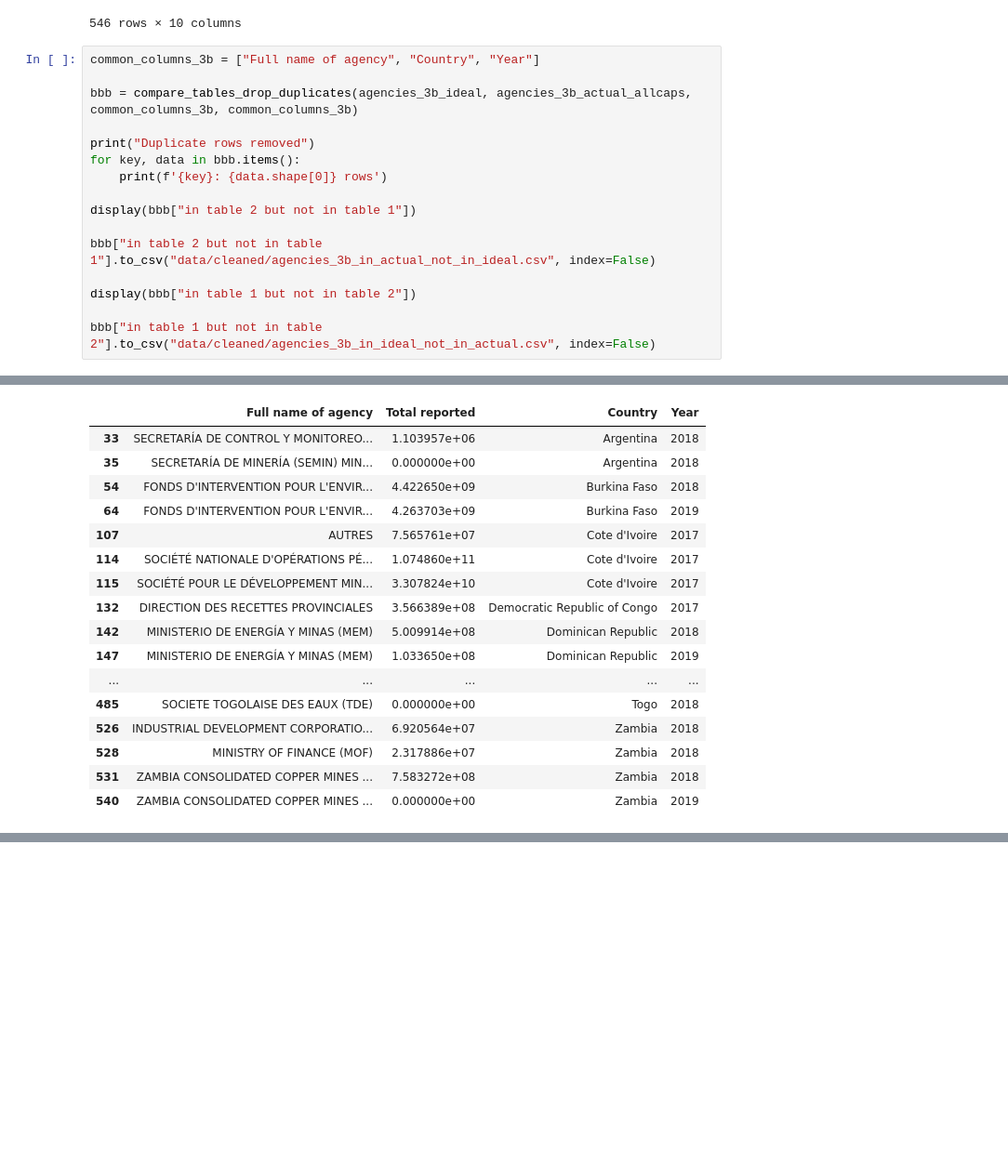
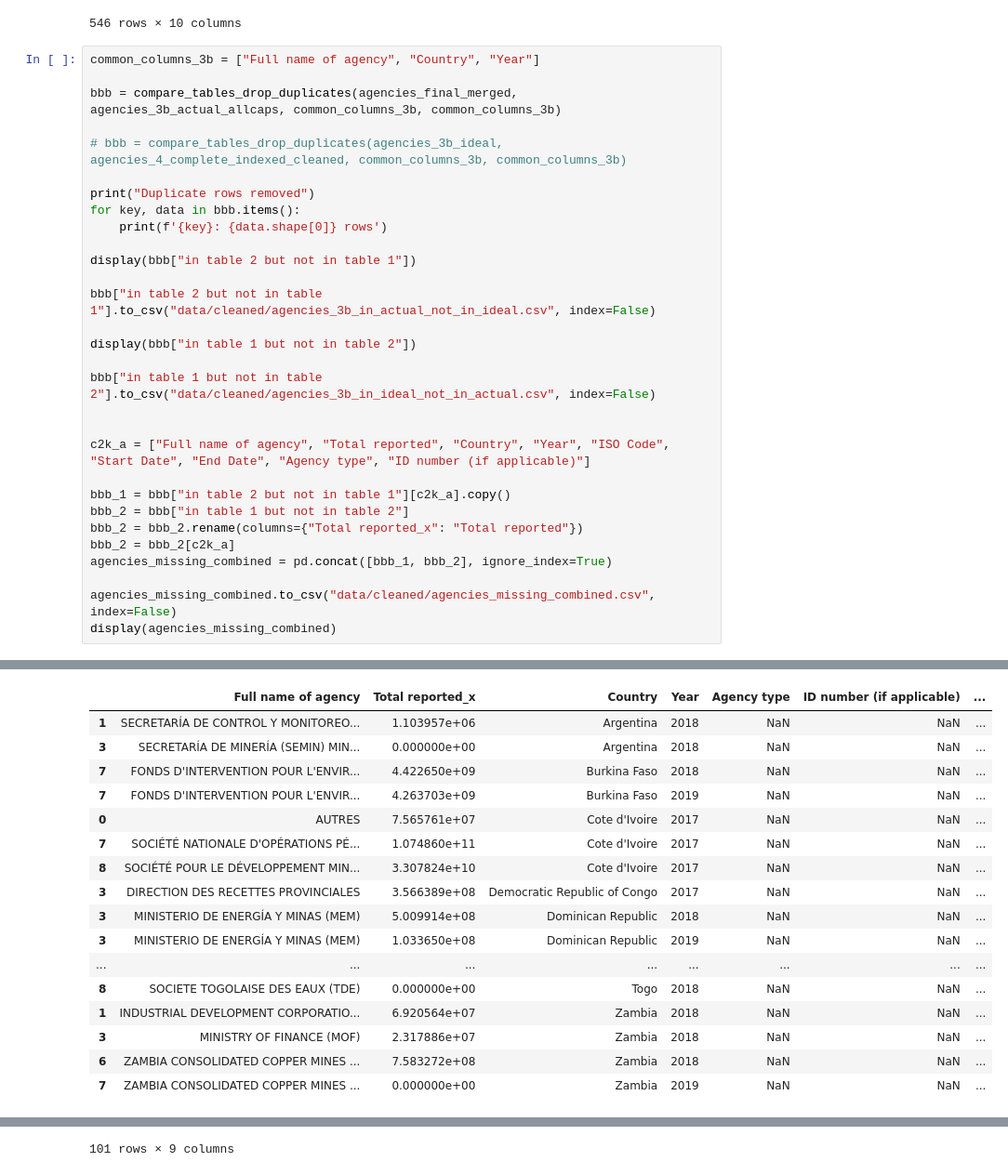
Before and after one commit to civicliteracies/EITI_SDT_data_verification_and_validation, a Jupyter notebook: 05 - Ideal lists.ipynb, the cells around one changed output, grey strips where cells are left out. Shown: that part at 93% size. Drawn from its saved outputs; the diff is of its cells as text; blank space fills up the shorter version.

Commit message:
add missing combined

```diff
--- a/05 - Ideal lists.ipynb
+++ b/05 - Ideal lists.ipynb
@@ -352,7 +379,9 @@ agencies_final_merged.to_csv("data/cleaned/agencies_3b_merge_per_report.csv", in
 # %%
 common_columns_3b = ["Full name of agency", "Country", "Year"]
 
-bbb = compare_tables_drop_duplicates(agencies_3b_ideal, agencies_3b_actual_allcaps, common_columns_3b, common_columns_3b)
+bbb = compare_tables_drop_duplicates(agencies_final_merged, agencies_3b_actual_allcaps, common_columns_3b, common_columns_3b)
+
+# bbb = compare_tables_drop_duplicates(agencies_3b_ideal, agencies_4_complete_indexed_cleaned, common_columns_3b, common_columns_3b)
 
 print("Duplicate rows removed")
 for key, data in bbb.items():
@@ -360,47 +389,59 @@ for key, data in bbb.items():
 
 display(bbb["in table 2 but not in table 1"])
 
 bbb["in table 2 but not in table 1"].to_csv("data/cleaned/agencies_3b_in_actual_not_in_ideal.csv", index=False)
 
 display(bbb["in table 1 but not in table 2"])
 
 bbb["in table 1 but not in table 2"].to_csv("data/cleaned/agencies_3b_in_ideal_not_in_actual.csv", index=False)
+
+
+c2k_a = ["Full name of agency", "Total reported", "Country", "Year", "ISO Code", "Start Date", "End Date", "Agency type", "ID number (if applicable)"]
+
+bbb_1 = bbb["in table 2 but not in table 1"][c2k_a].copy()
+bbb_2 = bbb["in table 1 but not in table 2"]
+bbb_2 = bbb_2.rename(columns={"Total reported_x": "Total reported"})
+bbb_2 = bbb_2[c2k_a]
+agencies_missing_combined = pd.concat([bbb_1, bbb_2], ignore_index=True)
+
+agencies_missing_combined.to_csv("data/cleaned/agencies_missing_combined.csv", index=False)
+display(agencies_missing_combined)
 # %% [output]
 Duplicate rows removed
 in table 1 but not in table 2: 50 rows
 in table 2 but not in table 1: 51 rows
 in both tables: 492 rows
 |  | Full name of agency | Agency type | ID number (if applicable) | Total reported | Country | ISO Code | Year | ... |
 | 16 | SOCIÉTÉ NATIONALE D'OPÉRATIONS PÉ... | State-owned enterprises & public ... | 7602349 S | 107485996398 | Cote d'Ivoire | CIV | 2017 | ... |
 | 17 | SOCIÉTÉ POUR LE DÉVELOPPEMENT MIN... | State-owned enterprises & public ... | 6103805 Y | 33078242200 | Cote d'Ivoire | CIV | 2017 | ... |
 | 18 | OTHERS | Central goverment | No applicable | NaN | Cote d'Ivoire | CIV | 2017 | ... |
 | 41 | DIRECTION DES RECETTESPROVINCIALES | Local government | NaN | 178320000 | Democratic Republic of Congo | COD | 2017 | ... |
 | 43 | DIRECCION GENRERAL DE ADUANAS (DGA) | Central government | 401039249 | 63121388 | Dominican Republic | DOM | 2018 | ... |
 | 48 | DIRECCION GENRERAL DE ADUANAS (DGA) | Central goverment | 401039249 | 103364961 | Dominican Republic | DOM | 2019 | ... |
 | 52 | DIRECCION GENRERAL DE ADUANAS (DGA) | Central goverment | 401039249 | 57327767 | Dominican Republic | DOM | 2020 | ... |
 | 85 | TARKWA NSUAEM | Local government | NaN | 470801 | Ghana | GHA | 2017 | ... |
 | 87 | PRESTEA HUNI VALLEY | Local government | NaN | 126556 | Ghana | GHA | 2017 | ... |
 | 89 | SEFWI DISTRICT ASSEMBLY | Local government | NaN | 130563 | Ghana | GHA | 2017 | ... |
 | ... | ... | ... | ... | ... | ... | ... | ... | ... |
 | 442 | ZCCM INVESTMENTS HOLDINGS PLC (ZC... | State-owned enterprises & public ... | 1001761145 | NaN | Zambia | ZMB | 2019 | ... |
 | 474 | SECRETARÍA DE MINERÍA (SEMIN), MI... | Central government | NaN | NaN | Argentina | ARG | 2018 | ... |
 | 475 | SECRETARÍA DE CONTROL Y MONITOREO... | Central government | NaN | 1103957.42 | Argentina | ARG | 2018 | ... |
 | 491 | FONDS D'INTERVENTION POUR L'ENVIR... | Other | NaN | 4422649722 | Burkina Faso | BFA | 2018 | ... |
 | 501 | FONDS D'INTERVENTION POUR L'ENVIR... | Central goverment | <Use Legal Entity Identifier if a... | 4263702851 | Burkina Faso | BFA | 2019 | ... |
-|  | Full name of agency | Total reported | Country | Year |
-| 33 | SECRETARÍA DE CONTROL Y MONITOREO... | 1.103957e+06 | Argentina | 2018 |
-| 35 | SECRETARÍA DE MINERÍA (SEMIN) MIN... | 0.000000e+00 | Argentina | 2018 |
-| 54 | FONDS D'INTERVENTION POUR L'ENVIR... | 4.422650e+09 | Burkina Faso | 2018 |
-| 64 | FONDS D'INTERVENTION POUR L'ENVIR... | 4.263703e+09 | Burkina Faso | 2019 |
-| 107 | AUTRES | 7.565761e+07 | Cote d'Ivoire | 2017 |
-| 114 | SOCIÉTÉ NATIONALE D'OPÉRATIONS PÉ... | 1.074860e+11 | Cote d'Ivoire | 2017 |
-| 115 | SOCIÉTÉ POUR LE DÉVELOPPEMENT MIN... | 3.307824e+10 | Cote d'Ivoire | 2017 |
-| 132 | DIRECTION DES RECETTES PROVINCIALES | 3.566389e+08 | Democratic Republic of Congo | 2017 |
-| 142 | MINISTERIO DE ENERGÍA Y MINAS (MEM) | 5.009914e+08 | Dominican Republic | 2018 |
-| 147 | MINISTERIO DE ENERGÍA Y MINAS (MEM) | 1.033650e+08 | Dominican Republic | 2019 |
-| ... | ... | ... | ... | ... |
-| 485 | SOCIETE TOGOLAISE DES EAUX (TDE) | 0.000000e+00 | Togo | 2018 |
-| 526 | INDUSTRIAL DEVELOPMENT CORPORATIO... | 6.920564e+07 | Zambia | 2018 |
-| 528 | MINISTRY OF FINANCE (MOF) | 2.317886e+07 | Zambia | 2018 |
-| 531 | ZAMBIA CONSOLIDATED COPPER MINES ... | 7.583272e+08 | Zambia | 2018 |
-| 540 | ZAMBIA CONSOLIDATED COPPER MINES ... | 0.000000e+00 | Zambia | 2019 |
+|  | Full name of agency | Total reported_x | Country | Year | Agency type | ID number (if applicable) | ... |
+| 1 | SECRETARÍA DE CONTROL Y MONITOREO... | 1.103957e+06 | Argentina | 2018 | NaN | NaN | ... |
+| 3 | SECRETARÍA DE MINERÍA (SEMIN) MIN... | 0.000000e+00 | Argentina | 2018 | NaN | NaN | ... |
+| 7 | FONDS D'INTERVENTION POUR L'ENVIR... | 4.422650e+09 | Burkina Faso | 2018 | NaN | NaN | ... |
+| 7 | FONDS D'INTERVENTION POUR L'ENVIR... | 4.263703e+09 | Burkina Faso | 2019 | NaN | NaN | ... |
+| 0 | AUTRES | 7.565761e+07 | Cote d'Ivoire | 2017 | NaN | NaN | ... |
+| 7 | SOCIÉTÉ NATIONALE D'OPÉRATIONS PÉ... | 1.074860e+11 | Cote d'Ivoire | 2017 | NaN | NaN | ... |
+| 8 | SOCIÉTÉ POUR LE DÉVELOPPEMENT MIN... | 3.307824e+10 | Cote d'Ivoire | 2017 | NaN | NaN | ... |
+| 3 | DIRECTION DES RECETTES PROVINCIALES | 3.566389e+08 | Democratic Republic of Congo | 2017 | NaN | NaN | ... |
+| 3 | MINISTERIO DE ENERGÍA Y MINAS (MEM) | 5.009914e+08 | Dominican Republic | 2018 | NaN | NaN | ... |
+| 3 | MINISTERIO DE ENERGÍA Y MINAS (MEM) | 1.033650e+08 | Dominican Republic | 2019 | NaN | NaN | ... |
+| ... | ... | ... | ... | ... | ... | ... | ... |
+| 8 | SOCIETE TOGOLAISE DES EAUX (TDE) | 0.000000e+00 | Togo | 2018 | NaN | NaN | ... |
+| 1 | INDUSTRIAL DEVELOPMENT CORPORATIO... | 6.920564e+07 | Zambia | 2018 | NaN | NaN | ... |
+| 3 | MINISTRY OF FINANCE (MOF) | 2.317886e+07 | Zambia | 2018 | NaN | NaN | ... |
+| 6 | ZAMBIA CONSOLIDATED COPPER MINES ... | 7.583272e+08 | Zambia | 2018 | NaN | NaN | ... |
+| 7 | ZAMBIA CONSOLIDATED COPPER MINES ... | 0.000000e+00 | Zambia | 2019 | NaN | NaN | ... |
@@ -406,0 +460 @@ in both tables: 492 rows
+101 rows × 9 columns
```
Also changed, not shown: parts of 2 cells of this notebook, 3 other files.
